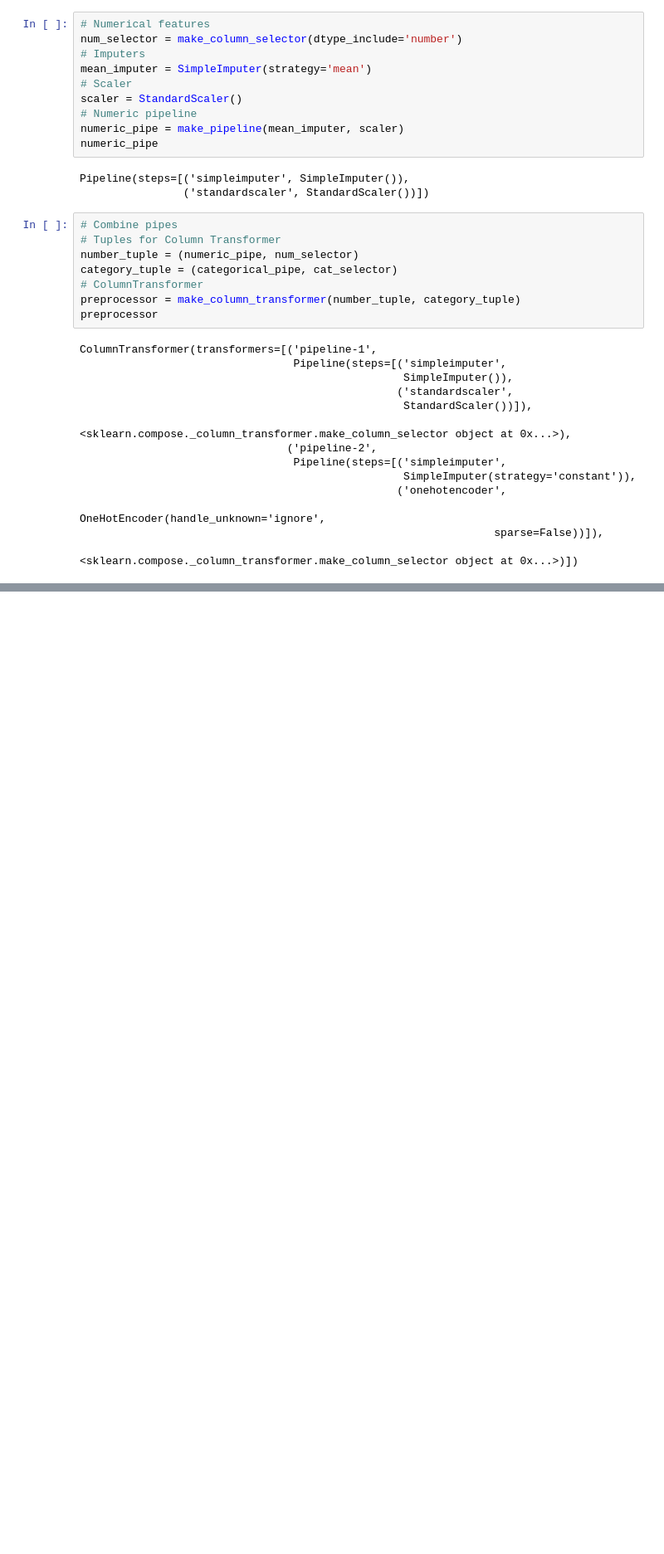
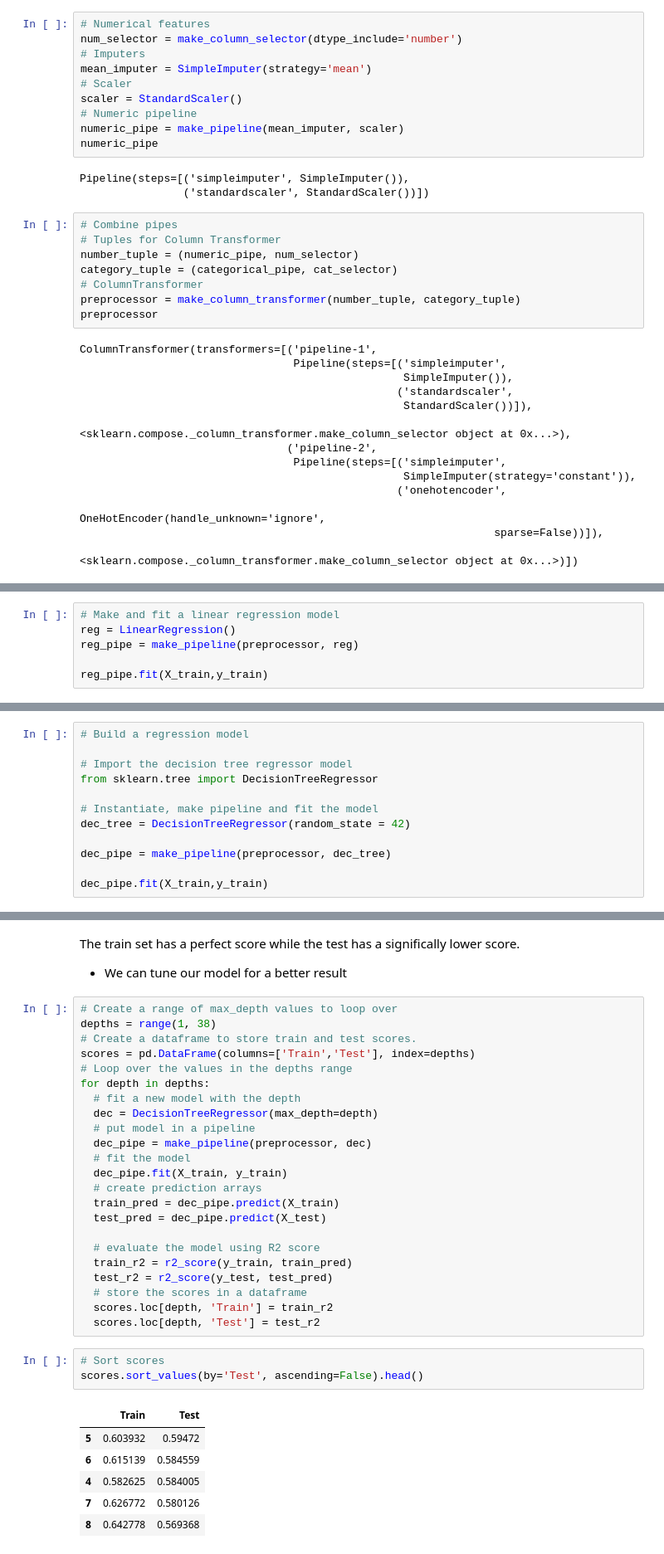
Before and after one commit to julianasaha/food-sales-predications, a Jupyter notebook: Food_sales_predictions.ipynb, the cells around one changed output, grey strips where cells are left out. Shown at 83% size. Saved outputs shown, nothing was run; the diff lists cells and outputs as text; blank space fills up the shorter version.

```diff
--- a/Food_sales_predictions.ipynb
+++ b/Food_sales_predictions.ipynb
@@ -349,0 +362,6 @@ array([[ 0.81724868, -0.71277507,  1.82810922, ...,  0.        ,
+# %%
+# Make and fit a linear regression model
+reg = LinearRegression()
+reg_pipe = make_pipeline(preprocessor, reg)
+
+reg_pipe.fit(X_train,y_train)
@@ -349,0 +406,12 @@ array([[ 0.81724868, -0.71277507,  1.82810922, ...,  0.        ,
+# %%
+# Build a regression model
+
+# Import the decision tree regressor model
+from sklearn.tree import DecisionTreeRegressor
+
+# Instantiate, make pipeline and fit the model
+dec_tree = DecisionTreeRegressor(random_state = 42)
+
+dec_pipe = make_pipeline(preprocessor, dec_tree)
+
+dec_pipe.fit(X_train,y_train)
@@ -349,0 +448,36 @@ array([[ 0.81724868, -0.71277507,  1.82810922, ...,  0.        ,
+# %% [markdown]
+The train set has a perfect score while the test has a significally lower score.
+- We can tune our model for a better result
+# %%
+# Create a range of max_depth values to loop over
+depths = range(1, 38)
+# Create a dataframe to store train and test scores.
+scores = pd.DataFrame(columns=['Train','Test'], index=depths)
+# Loop over the values in the depths range
+for depth in depths:
+  # fit a new model with the depth
+  dec = DecisionTreeRegressor(max_depth=depth)
+  # put model in a pipeline
+  dec_pipe = make_pipeline(preprocessor, dec)
+  # fit the model
+  dec_pipe.fit(X_train, y_train)
+  # create prediction arrays
+  train_pred = dec_pipe.predict(X_train)
+  test_pred = dec_pipe.predict(X_test)
+
+  # evaluate the model using R2 score
+  train_r2 = r2_score(y_train, train_pred)
+  test_r2 = r2_score(y_test, test_pred)
+  # store the scores in a dataframe
+  scores.loc[depth, 'Train'] = train_r2
+  scores.loc[depth, 'Test'] = test_r2
+# %%
+# Sort scores
+scores.sort_values(by='Test', ascending=False).head()
+# %% [output]
+|  | Train | Test |
+| 5 | 0.603932 | 0.59472 |
+| 6 | 0.615139 | 0.584559 |
+| 4 | 0.582625 | 0.584005 |
+| 7 | 0.626772 | 0.580126 |
+| 8 | 0.642778 | 0.569368 |
```
Also changed, not shown: parts of 52 cells of this notebook.
